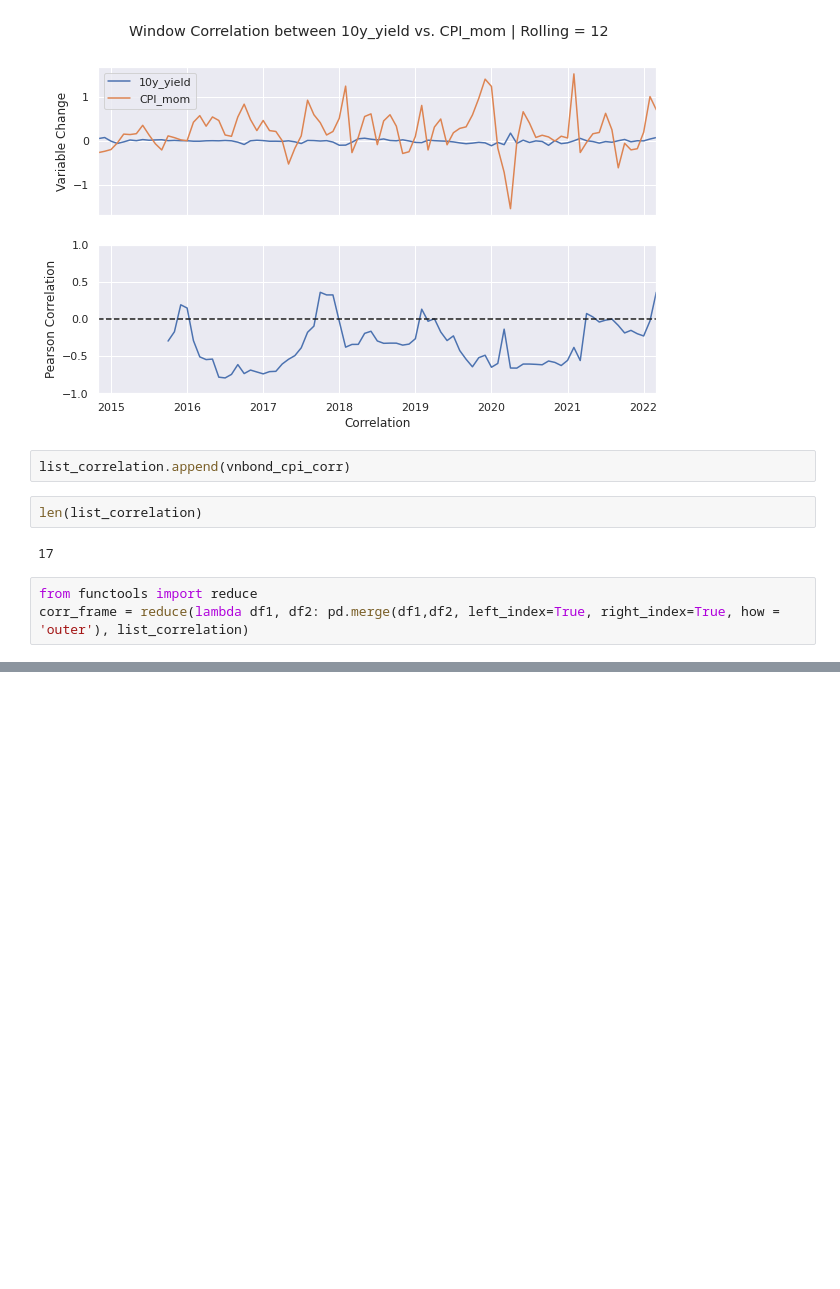
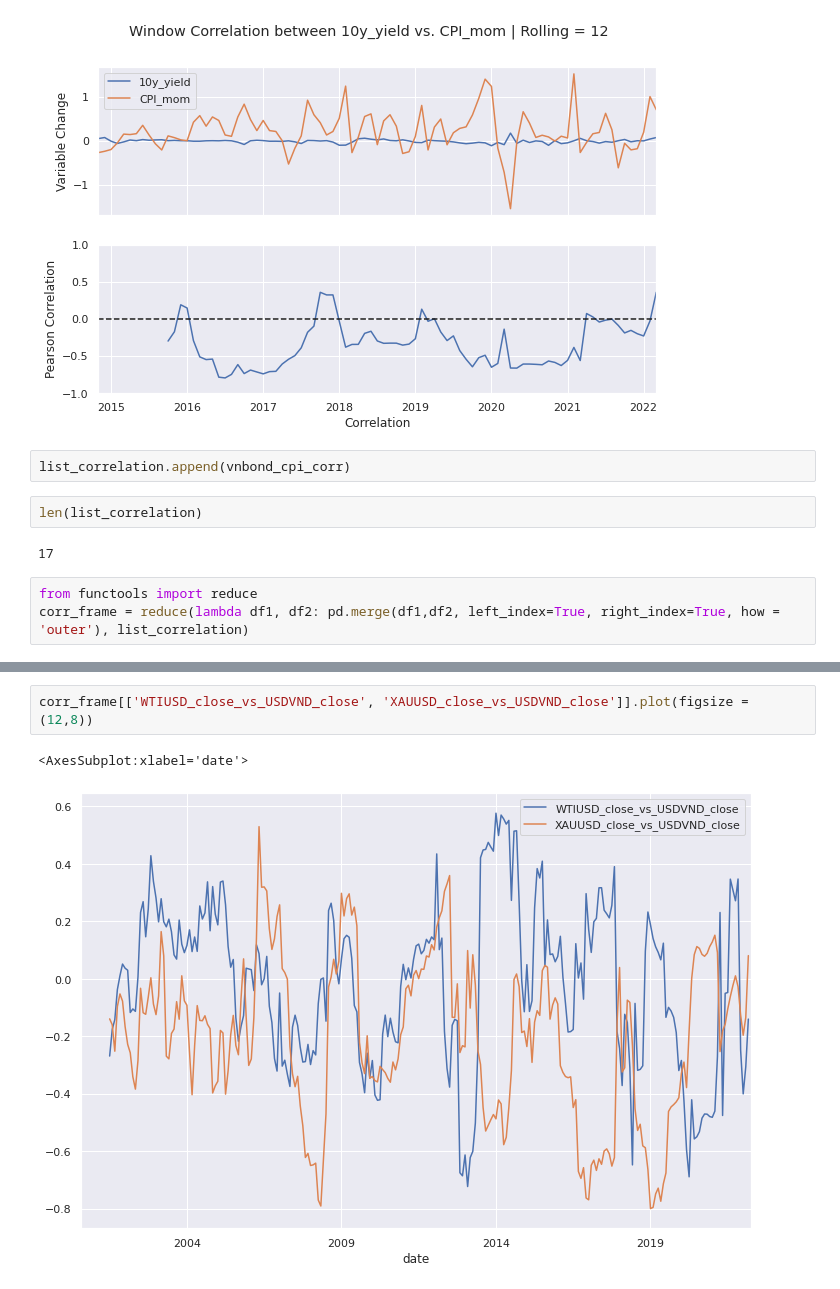
Before and after one commit to johnnyb1509/MFE_G6_CapStone, a Jupyter notebook: main_work.ipynb, the cells around one changed output, grey strips where cells are left out. Cells and saved outputs as stored; diff of their text form; blank space fills up the shorter version.

```diff
--- a/main_work.ipynb
+++ b/main_work.ipynb
@@ -269,0 +282,5 @@ box_plot_corr(corr_frame)
+# %%
+corr_frame[['WTIUSD_close_vs_USDVND_close', 'XAUUSD_close_vs_USDVND_close']].plot(figsize = (12,8))
+# %% [output]
+<AxesSubplot:xlabel='date'>
+[figure, added]
```
Also changed, not shown: parts of 15 cells of this notebook, 1 other file.
